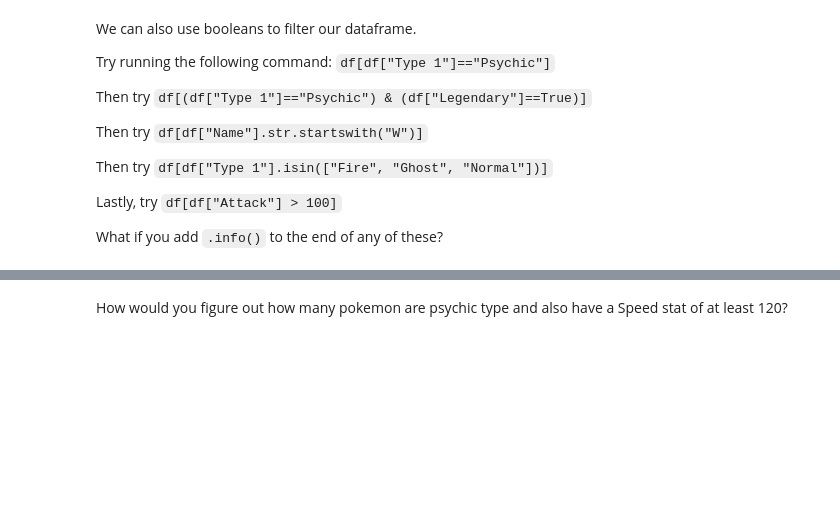
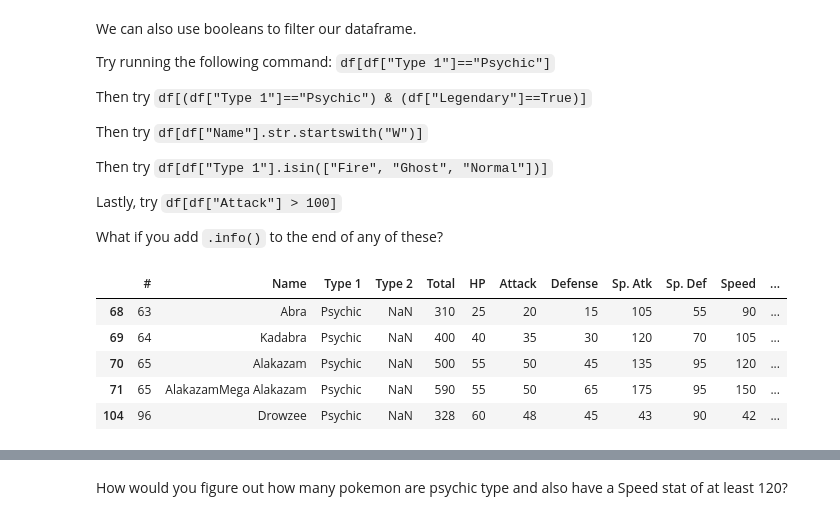
Before and after one commit to dymiyata/python-pro-summer-2026, a Jupyter notebook: intro_to_pandas.ipynb, the cells around one changed output, grey strips where cells are left out. Cells and saved outputs as stored; diff of their text form; code cells hidden in the pictures; blank space fills up the shorter version.

```diff
--- a/intro_to_pandas.ipynb
+++ b/intro_to_pandas.ipynb
@@ -326,3 +360,12 @@ Then try `df[df["Type 1"].isin(["Fire", "Ghost", "Normal"])]`
 Lastly, try `df[df["Attack"] > 100]`
 
 What if you add `.info()` to the end of any of these?
+# %%
+df[df["Type 1"] == "Psychic"].head()
+# %% [output]
+|  | # | Name | Type 1 | Type 2 | Total | HP | Attack | Defense | Sp. Atk | Sp. Def | Speed | ... |
+| 68 | 63 | Abra | Psychic | NaN | 310 | 25 | 20 | 15 | 105 | 55 | 90 | ... |
+| 69 | 64 | Kadabra | Psychic | NaN | 400 | 40 | 35 | 30 | 120 | 70 | 105 | ... |
+| 70 | 65 | Alakazam | Psychic | NaN | 500 | 55 | 50 | 45 | 135 | 95 | 120 | ... |
+| 71 | 65 | AlakazamMega Alakazam | Psychic | NaN | 590 | 55 | 50 | 65 | 175 | 95 | 150 | ... |
+| 104 | 96 | Drowzee | Psychic | NaN | 328 | 60 | 48 | 45 | 43 | 90 | 42 | ... |
```
Also changed, not shown: parts of 18 cells of this notebook.
